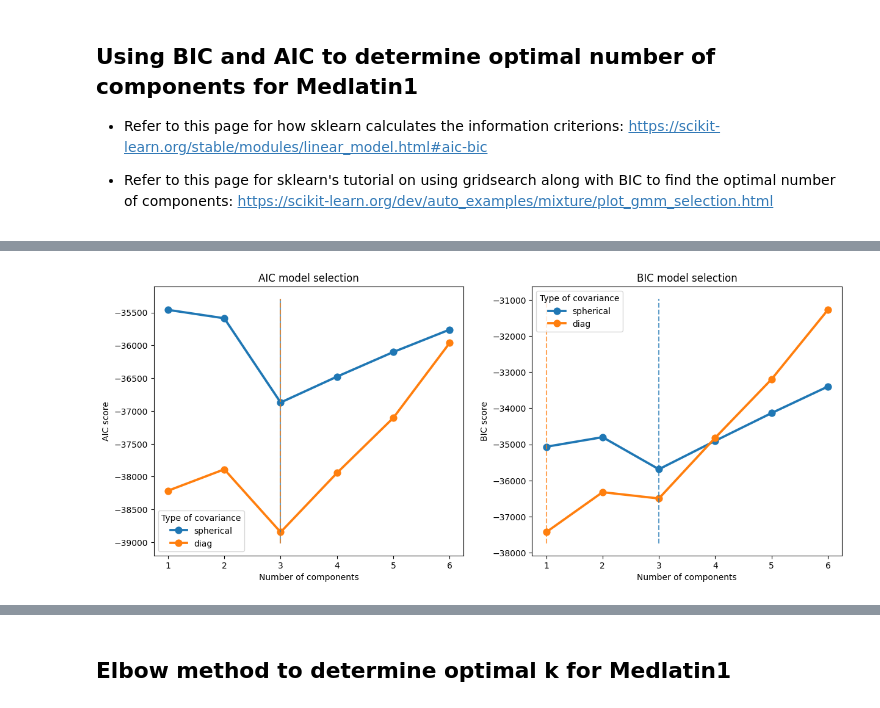
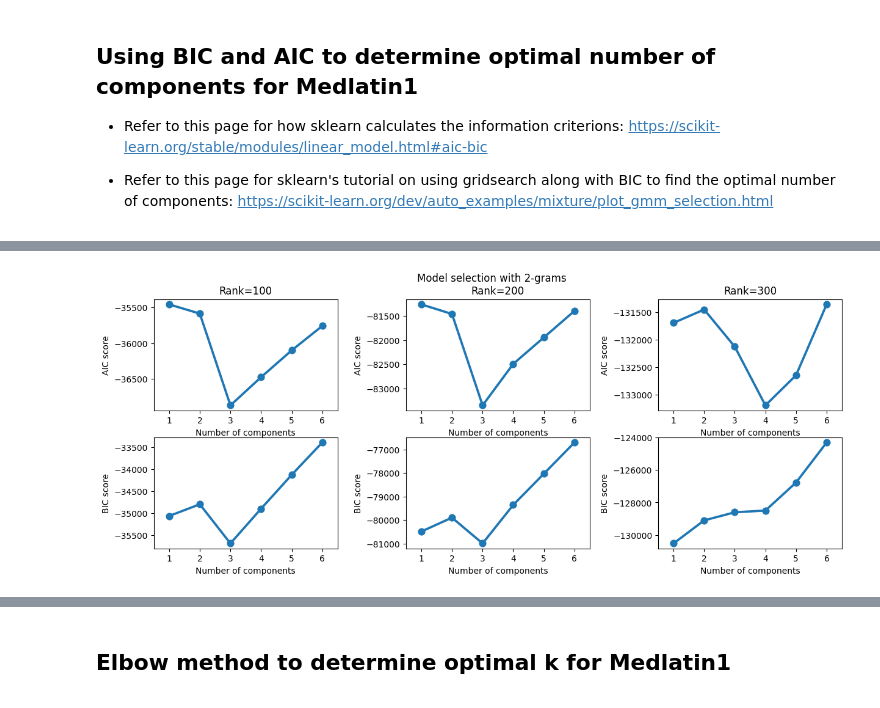
Before and after one commit to johannes-hp/BoB-thesis, a Jupyter notebook: MedLatin-scripts/medlatin1_optimal_k.ipynb, the cells around one changed output, grey strips where cells are left out. Cells and saved outputs as stored; diff of their text form; code cells hidden in the pictures.

```diff
--- a/MedLatin-scripts/medlatin1_optimal_k.ipynb
+++ b/MedLatin-scripts/medlatin1_optimal_k.ipynb
@@ -77 +75,15 @@ X = medlatin_tfidf
+# %%
+# load the style vectors from csv files
+path = 'csvfiles'
+tfidf_dict = {}
+for filename in os.listdir(path):
+    if filename.startswith('tfidf'):
+        ngram, rank = re.findall('\d+', filename)
+        ngram = int(ngram)
+        rank = int(rank)
+        if ngram in tfidf_dict:
+            tfidf_dict[ngram][rank] = np.genfromtxt(os.path.join(path, filename), delimiter=',')
+        else:
+            tfidf_dict[ngram] = {}
+            tfidf_dict[ngram][rank] = np.genfromtxt(os.path.join(path, filename), delimiter=',')
 # %%
@@ -93,3 +114,0 @@ GridSearchCV(estimator=GaussianMixture(random_state=42),
-# %%
-df_bic = df_bic(grid_search_bic)
-df_bic.sort_values(by='BIC score').head()
@@ -115,3 +114,0 @@ GridSearchCV(estimator=GaussianMixture(random_state=42),
-# %%
-df_aic = df_aic(grid_search_aic)
-df_aic.sort_values(by='AIC score').head()
@@ -131,48 +118,34 @@ bic_spher_argmin = df_bic[df_bic['Type of covariance'] == 'spherical']['BIC scor
 # %%
-fig, axes = plt.subplots(1, 2)
+n = 2
+fig, axes = plt.subplots(2, 3)
 fig.set_size_inches(12, 5)
+fig.suptitle(f'Model selection with {n}-grams')
 plt.tight_layout(w_pad=5)
 
-sns_blue = sns.color_palette()[0]
-sns_orange = sns.color_palette()[1]
+for i, r in enumerate(sorted(tfidf_dict[n])):
 
-sns.pointplot(
-    data=df_aic[(df_aic['Type of covariance'] != 'full')][df_aic['Type of covariance'] != 'tied'],
-    x="Number of components",
-    y="AIC score",
-    hue="Type of covariance",
-    ax=axes[0]
-)
-min_y = axes[0].get_ylim()[0]
-max_y = axes[0].get_ylim()[1]
+    df_aic = grid_search_dict[n][r]['aic']
+    aic_spher = grid_search_dict[n][r]['aic'][grid_search_dict[n][r]['aic']['Type of covariance'] == 'spherical']
 
-axes[0].vlines(
-    ymin=min_y,
-    ymax=max_y,
-    x=[aic_spher_argmin, aic_diag_argmin],
-    linestyles=['solid', 'dashed'],
-    colors=[sns_blue, sns_orange],
-    alpha=0.7
+    df_bic = grid_search_dict[n][r]['bic']
+    bic_spher = grid_search_dict[n][r]['bic'][grid_search_dict[n][r]['bic']['Type of covariance'] == 'spherical']
+
+    sns.pointplot(
+        data=df_aic.loc[(df_aic['Type of covariance'] != 'full') & (df_aic['Type of covariance'] != 'tied') & (df_aic['Type of covariance'] != 'diag')],
+        x="Number of components",
+        y="AIC score",
+        #hue="Type of covariance",
+        ax=axes[0][i]
     )
-axes[0].set_title('AIC model selection')
 
-sns.pointplot(
-    data=df_bic[(df_bic['Type of covariance'] != 'full')][df_bic['Type of covariance'] != 'tied'],
-    x="Number of components",
-    y="BIC score",
-    hue="Type of covariance",
-    ax=axes[1]
-)
-min_y = axes[1].get_ylim()[0]
-max_y = axes[1].get_ylim()[1]
-axes[1].vlines(
-    ymin=min_y,
-    ymax=max_y,
-    x=[bic_spher_argmin, bic_diag_argmin],
-    linestyles=['dashed', 'dashed'],
-    colors=[sns_blue, sns_orange],
-    alpha=0.7
+    axes[0][i].set_title(f'Rank={r}')
+
+    sns.pointplot(
+        data=df_bic.loc[(df_bic['Type of covariance'] != 'full') & (df_bic['Type of covariance'] != 'tied') & (df_bic['Type of covariance'] != 'diag')],
+        x="Number of components",
+        y="BIC score",
+        #hue="Type of covariance",
+        ax=axes[1][i]
     )
-axes[1].set_title('BIC model selection');
 # %% [output]
-[figure, old version]
+[figure, new version]
```
Also changed, not shown: parts of 17 cells of this notebook.
